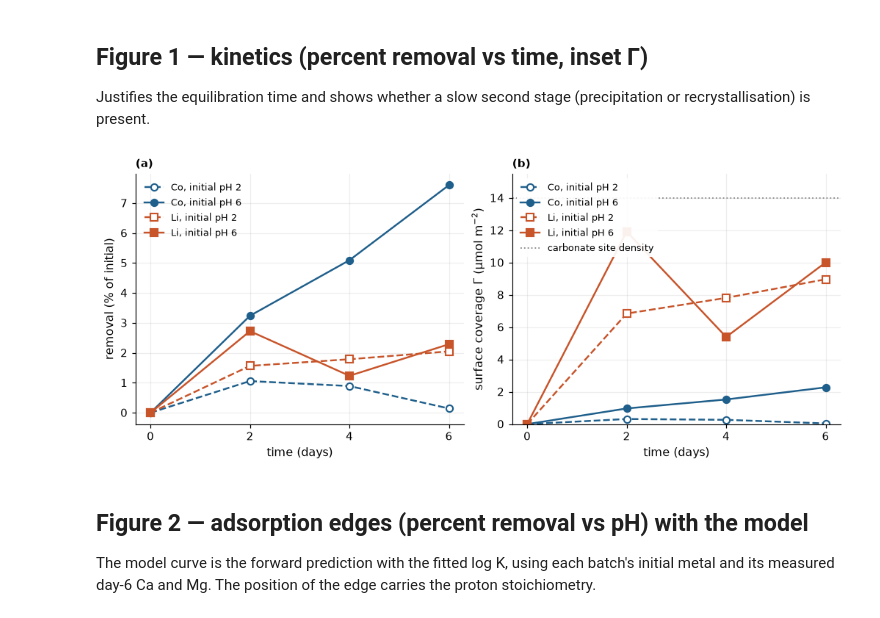
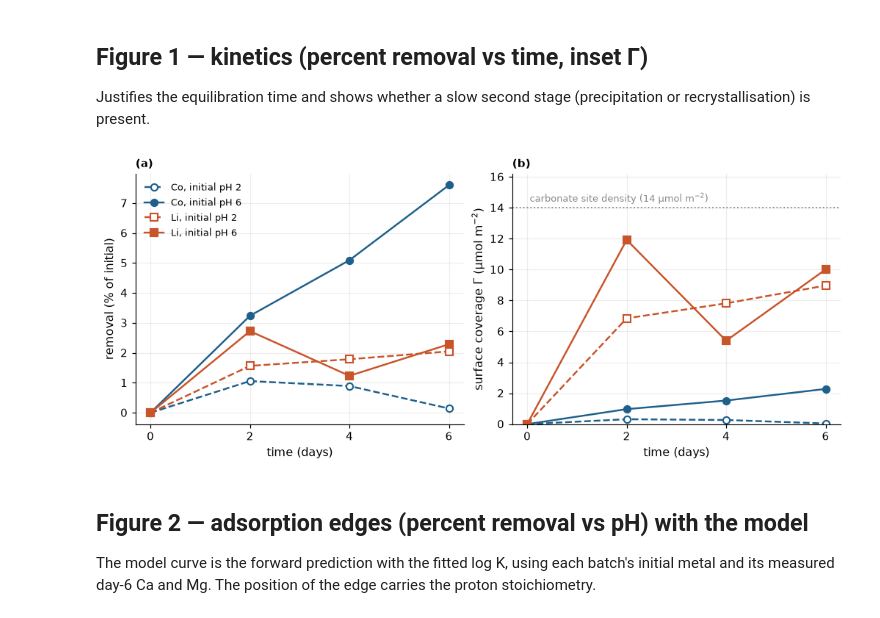
Before and after one commit to Marwa-2024/CCM-to-determine-Log-K-, a Jupyter notebook: LogK_LiCo_dolomite_carbonate_site_STEPWISE.ipynb, the cells around one changed output. Cells and saved outputs as stored; diff of their text form; code cells hidden in the pictures.

```diff
--- a/LogK_LiCo_dolomite_carbonate_site_STEPWISE.ipynb
+++ b/LogK_LiCo_dolomite_carbonate_site_STEPWISE.ipynb
@@ -651,21 +651,22 @@ recrystallisation) is present.
 # %%
 fig, (ax, bx) = plt.subplots(1, 2, figsize=(9.2, 3.8), constrained_layout=True)
 for (metal, batch), d in data.groupby(["metal","batch"]):
     filled = batch == "pH6"
     kw = dict(marker=MK[metal], color=COL[metal], ms=6, mfc=COL[metal] if filled else "white", mew=1.4,
               ls="-" if filled else "--", label=f"{metal}, initial {batch.replace('pH','pH ')}")
     ax.plot(d.day, d["removal_%"], **kw)
     G = [coverage(c0, c, metal)[0]*1e6 for c0, c in zip(d.C0_ppm, d.Me_ppm)]
     bx.plot(d.day, G, **kw)
-bx.axhline(SITE_DENS["CO3"]*1e6, color=COL["grey"], ls=":", lw=1.2, label="carbonate site density")
+bx.axhline(SITE_DENS["CO3"]*1e6, color=COL["grey"], ls=":", lw=1.2)
+bx.text(0.05, SITE_DENS["CO3"]*1e6 + 0.35, "carbonate site density (14 µmol m$^{-2}$)", fontsize=8.5, color=COL["grey"])
 ax.set_xlabel("time (days)"); ax.set_ylabel("removal (% of initial)")
 bx.set_xlabel("time (days)"); bx.set_ylabel("surface coverage Γ (µmol m$^{-2}$)")
-ax.set_xticks([0,2,4,6]); bx.set_xticks([0,2,4,6]); bx.set_ylim(0, 15.5)
-ax.legend(loc="upper left"); bx.legend(loc="upper left", frameon=True, framealpha=0.92, edgecolor="none")
+ax.set_xticks([0,2,4,6]); bx.set_xticks([0,2,4,6]); bx.set_ylim(0, 16.2)
+ax.legend(loc="upper left")            # one legend; the series are the same in both panels
 panel(ax, "a"); panel(bx, "b")
 savefig(fig, "Fig1_kinetics")
 # %% [output]
-[figure, old version]
+[figure, new version]
 # %% [markdown]
 ## Figure 2 — adsorption edges (percent removal vs pH) with the model
 The model curve is the forward prediction with the fitted log K, using each batch's
```
Also changed, not shown: 6 other files.
